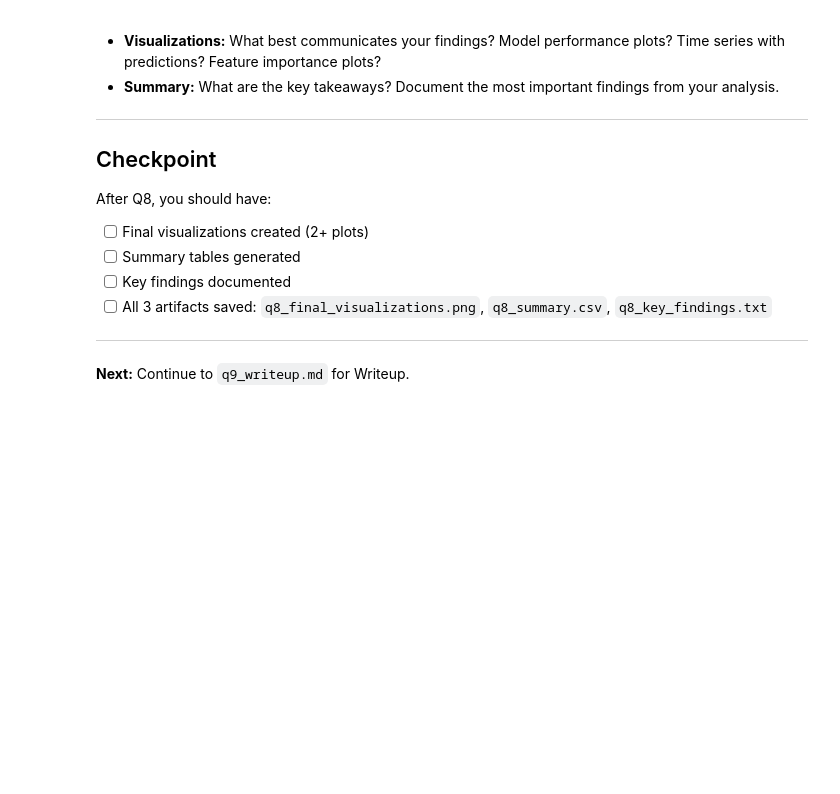
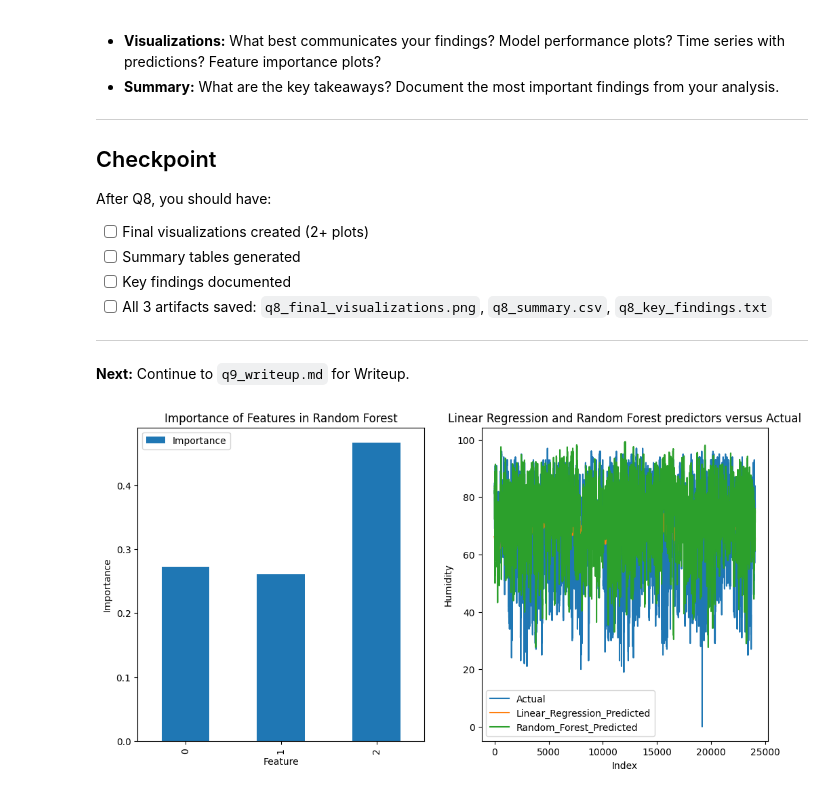
Before and after one commit to UCSF-DataSci/ds217-11-final-bnishimine, a Jupyter notebook: q8_results.ipynb, the cells around one changed output. Cells and saved outputs as stored; diff of their text form; code cells hidden in the pictures; blank space fills up the shorter version.

```diff
--- a/q8_results.ipynb
+++ b/q8_results.ipynb
@@ -143,3 +143,13 @@ After Q8, you should have:
 ---
 
 **Next:** Continue to `q9_writeup.md` for Writeup.
+# %%
+fig, axes = plt.subplots(1, 2, figsize=(12, 6))
+
+feature_importance.plot(kind = 'bar', ax = axes[0], xlabel = 'Feature', ylabel = 'Importance', title = 'Importance of Features in Random Forest')
+
+predictions.plot(kind = 'line', ax = axes[1], xlabel = 'Index', ylabel = 'Humidity', title = 'Linear Regression and Random Forest predictors versus Actual')
+
+plt.savefig('output/q8_final_vizualisations.png')
+# %% [output]
+[figure, added]
```
Also changed, not shown: parts of 2 cells of this notebook, 9 other files.
